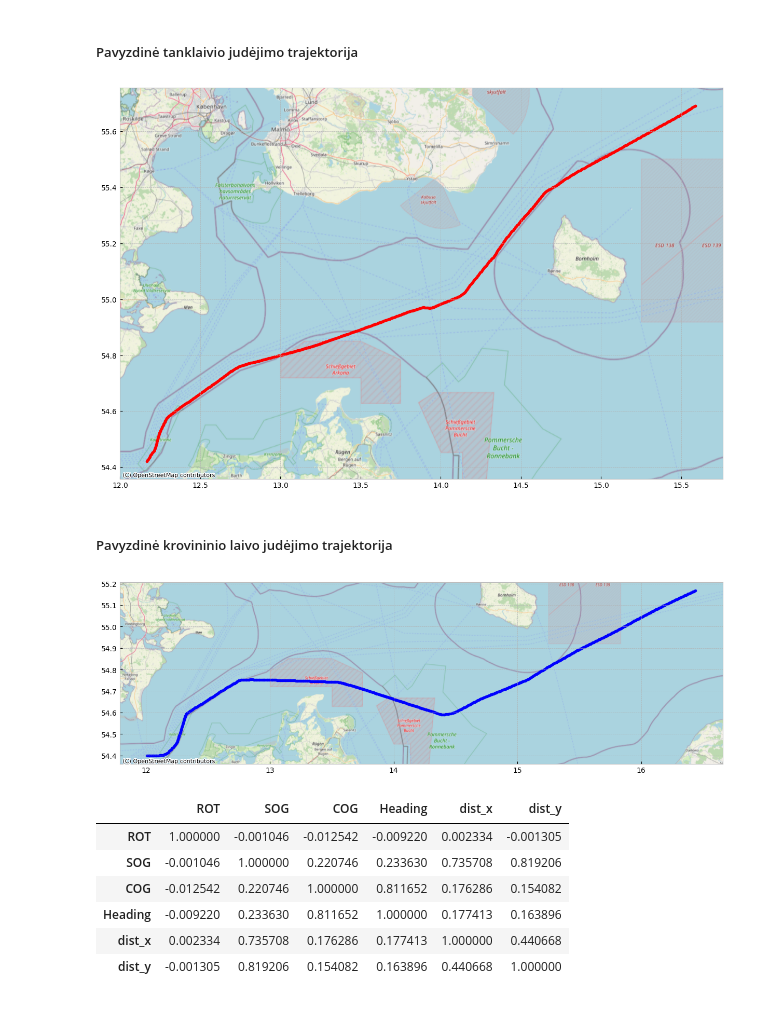
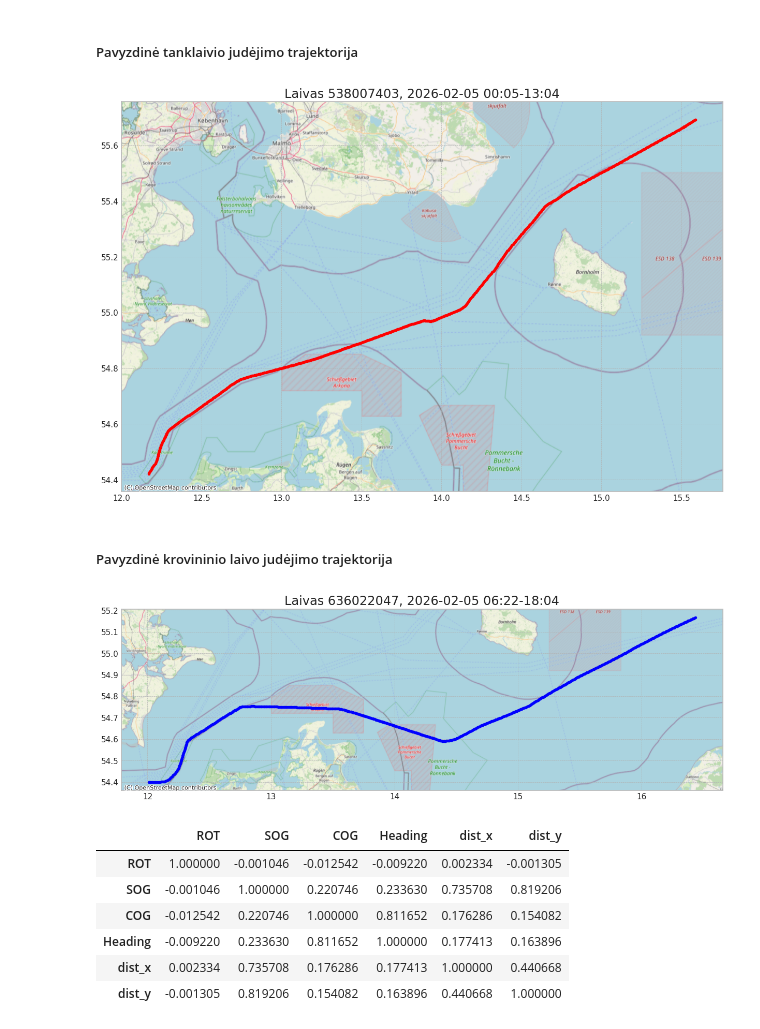
Before and after one commit to lukasjanusauskas/ais-duomenu-vizualizavimas, a Jupyter notebook: 1Lab.ipynb, the cells around one changed output. Saved outputs shown, nothing was run; the diff lists cells and outputs as text; code cells hidden in the pictures.

```diff
--- a/1Lab.ipynb
+++ b/1Lab.ipynb
@@ -387,21 +387,25 @@ gdf[gdf.MMSI == 538007403].plot(ax=ax, markersize=12, color='red')
 
 cx.add_basemap(ax, crs=gdf.crs, source=cx.providers.OpenStreetMap.Mapnik, zoom=9)
 
-plt.savefig('path1.png', format='png', dpi=300, bbox_inches="tight")
+plt.title('Laivas 538007403, 2026-02-05 00:05-13:04')
+
+# plt.savefig('path1.png', format='png', dpi=300, bbox_inches="tight")
 # %% [output]
-[figure, old version]
+[figure, new version]
 # %% [markdown]
 ##### Pavyzdinė krovininio laivo judėjimo trajektorija
 # %%
 fig, ax = plt.subplots(1, 1, figsize=(15, 15))
 
 gdf[gdf.MMSI == 636022047].plot(ax=ax, markersize=12, color='blue')
 
 cx.add_basemap(ax, crs=gdf.crs, source=cx.providers.OpenStreetMap.Mapnik, zoom=9)
 
-plt.savefig('path2.png', format='png', dpi=600, bbox_inches="tight")
+plt.title('Laivas 636022047, 2026-02-05 06:22-18:04')
+
+# plt.savefig('path2.png', format='png', dpi=600, bbox_inches="tight")
 # %% [output]
-[figure, old version]
+[figure, new version]
 # %%
 numerical = ['ROT', 'SOG', 'COG', 'Heading', 'dist_x', 'dist_y']
 # %%
```
Also changed, not shown: parts of 4 cells of this notebook.
